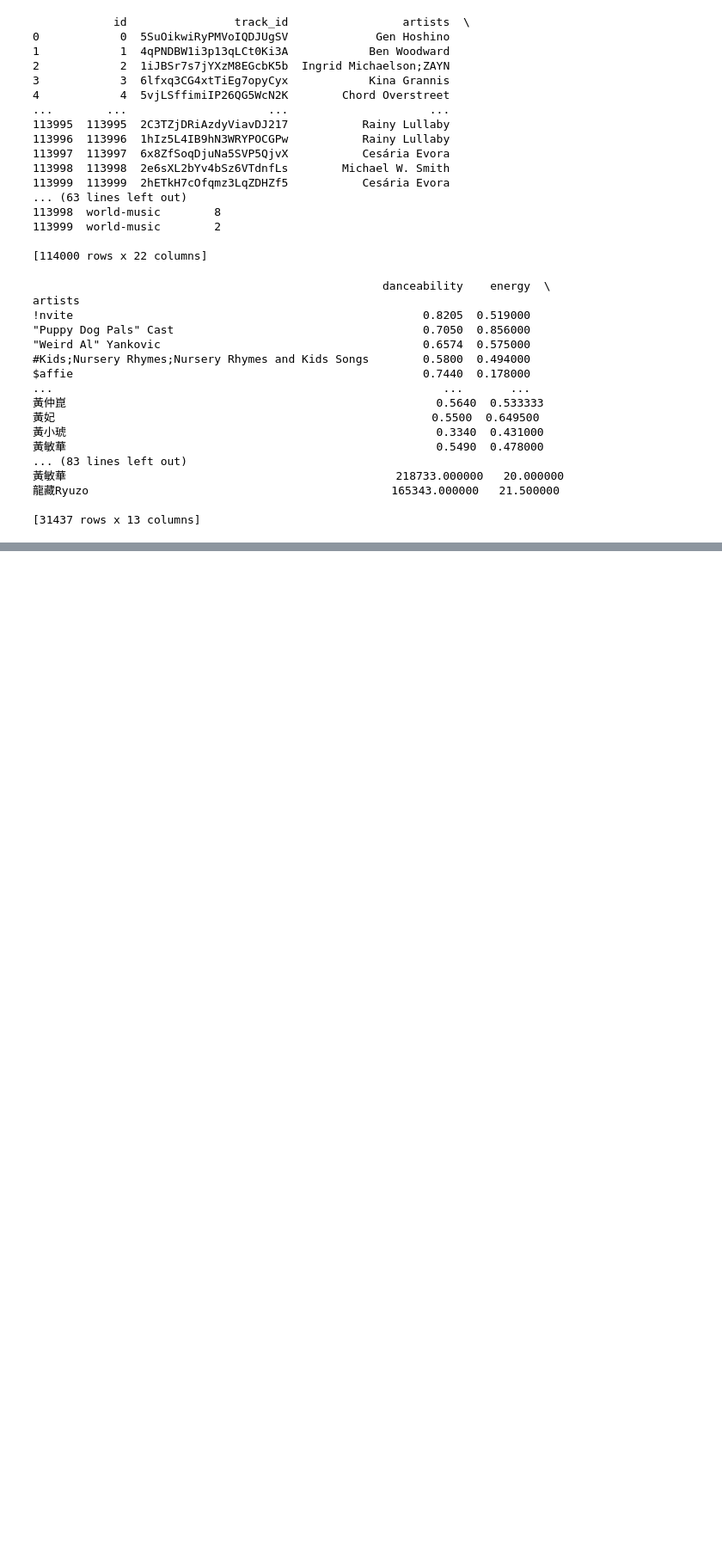
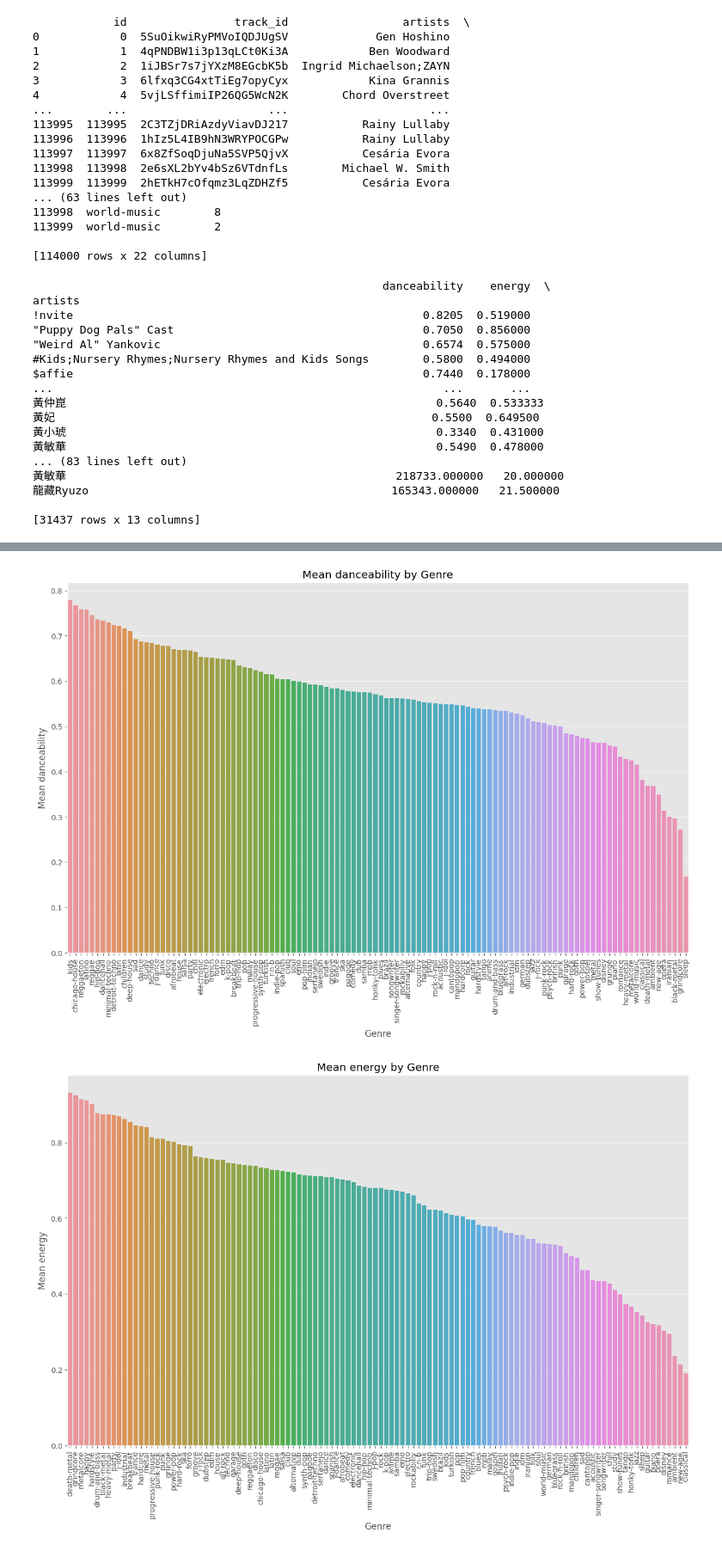
Before and after one commit to nezkaaa/finalproj, a Jupyter notebook: eda.ipynb, the cells around one changed output, grey strips where cells are left out. Shown at 86% size. Saved outputs shown, nothing was run; the diff lists cells and outputs as text; code cells hidden in the pictures; blank space fills up the shorter version.

```diff
--- a/eda.ipynb
+++ b/eda.ipynb
@@ -105,0 +128,24 @@ $affie                                                    0.7440  0.178000
+# %%
+import pandas as pd
+import seaborn as sns
+import matplotlib.pyplot as plt
+
+# Load the data
+df = pd.read_csv('dataset.csv')
+
+# List the characteristics you're interested in
+characteristics = ['danceability', 'energy', 'loudness', 'acousticness', 'valence']
+
+# For each characteristic, plot the mean value per genre
+for char in characteristics:
+    plt.figure(figsize=(15, 9))
+    genre_means = df.groupby('track_genre')[char].mean().sort_values(ascending=False)
+    sns.barplot(x=genre_means.index, y=genre_means.values)
+    plt.title(f'Mean {char} by Genre')
+    plt.xlabel('Genre')
+    plt.ylabel(f'Mean {char}')
+    plt.xticks(rotation=90)
+    plt.show()
+# %% [output]
+[figure, added]
+[figure, added]
```
Also changed, not shown: parts of 5 cells of this notebook.
